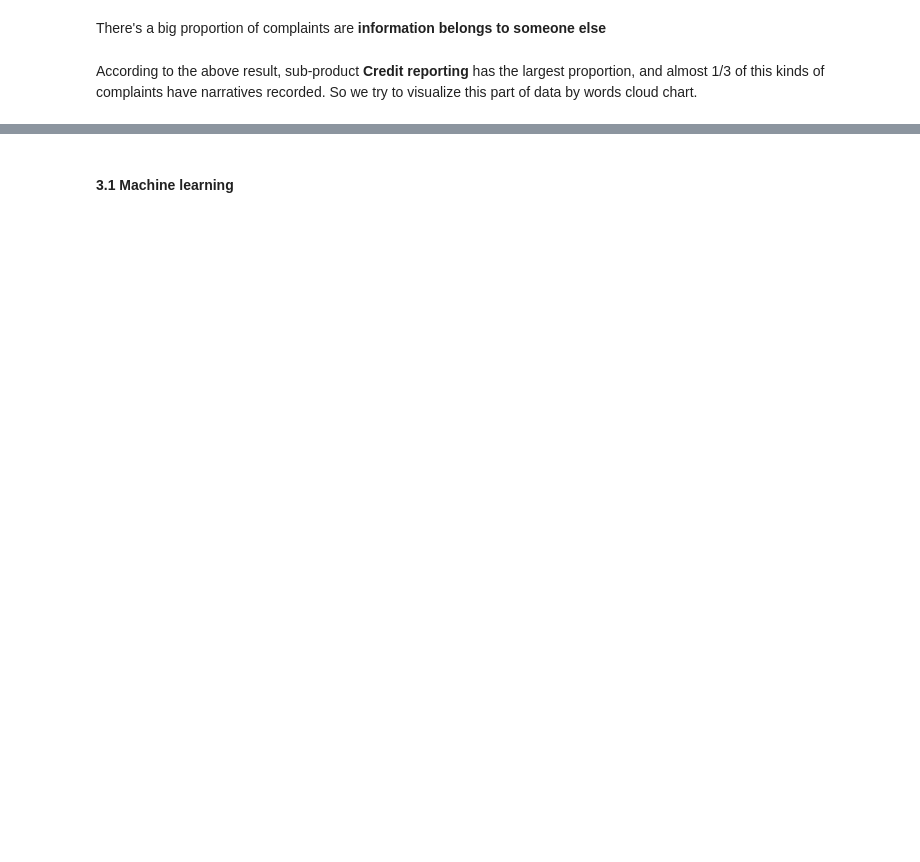
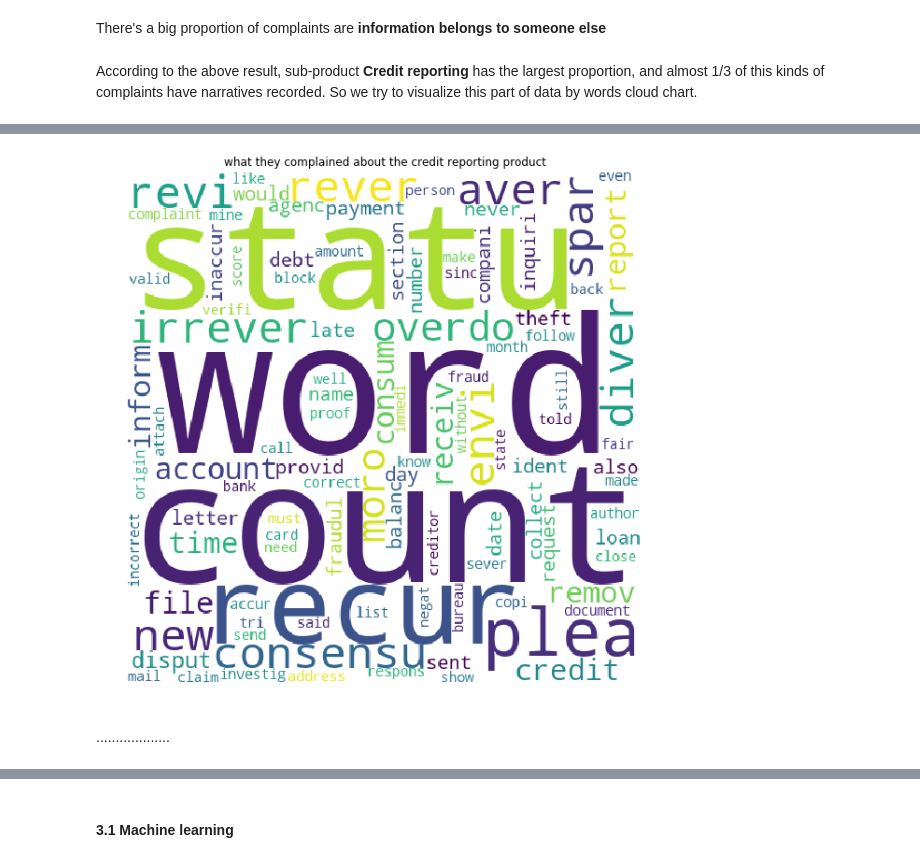
Before and after one commit to rachel0614/BDA2021Project1, a Jupyter notebook: BDA/CustomerComplaint.ipynb, the cells around one changed output, grey strips where cells are left out. Cells and saved outputs as stored; diff of their text form; code cells hidden in the pictures; blank space fills up the shorter version.

```diff
--- a/BDA/CustomerComplaint.ipynb
+++ b/BDA/CustomerComplaint.ipynb
@@ -547,3 +720,18 @@ def show_words_cloud(sdf,title):
   plt.show()
 # %% [output]
 [interactive output not drawn]
+# %%
+# sub_product is 'Credit reporting' since 2017
+# as the words cloud resource
+sdf_content = sqlContext.sql("SELECT year_received,complaint_what_happened " + \
+          " FROM t_complaints WHERE " +\
+          " sub_product = 'Credit reporting' AND product_merged like '%Credit%'  " +\
+          " AND year_received>=2017 AND complaint_what_happened!='' ")
+#parse the text of this dataset
+df_words = parseContent(sdf_content,"complaint_what_happened")
+#show words lcoud
+show_words_cloud(df_words,"what they complained about the credit reporting product")
+# %% [output]
+[figure, added]
+# %% [markdown]
+...................
```
Also changed, not shown: parts of 94 cells of this notebook, 2 other files.
